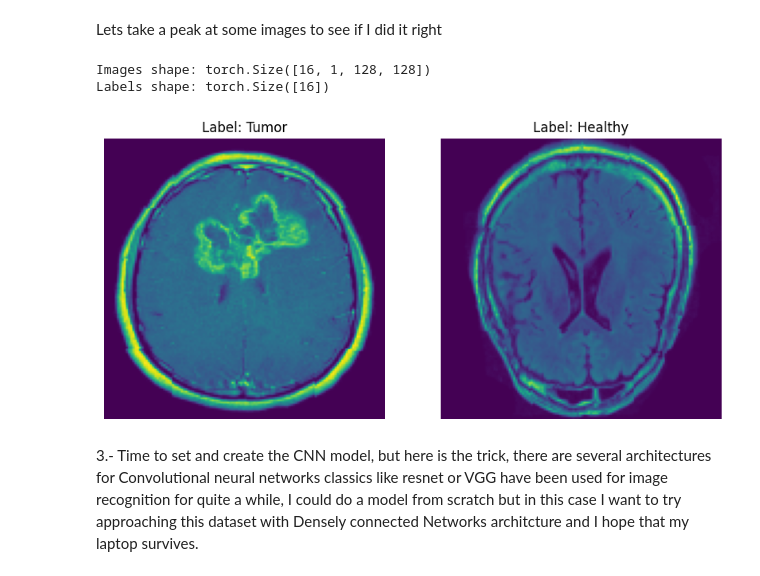
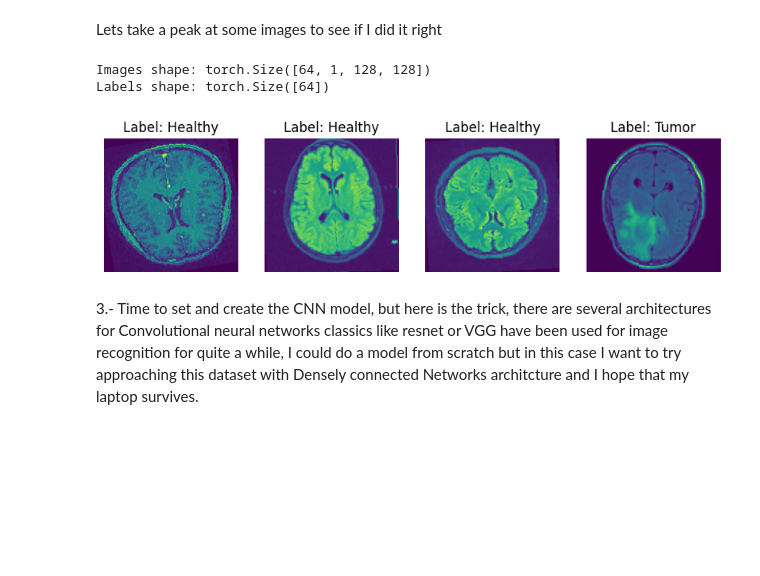
Before and after one commit to KarmadesuUwU/DenseNetwork-BrainTumorDetection, a Jupyter notebook: CNN_BRAIN.ipynb, the cells around one changed output. Drawn from its saved outputs; the diff is of its cells as text; code cells hidden in the pictures; blank space fills up the shorter version.

```diff
--- a/CNN_BRAIN.ipynb
+++ b/CNN_BRAIN.ipynb
@@ -74,26 +75,29 @@ negative_file_path=os.path.join(dir,negative)
 positive_files=[os.path.join(positive_file_path,file) for file in os.listdir(positive_file_path) if file.endswith(".jpg")]
 negative_files=[os.path.join(negative_file_path,file) for file in os.listdir(negative_file_path) if file.endswith(".jpg")]
 
-# Ensure both lists have the same length
+# Check for both lists have the same length
 min_length = min(len(positive_files), len(negative_files))
 positive_files = positive_files[:min_length]
 negative_files = negative_files[:min_length]
 
-number_of_samples=len(positive_files)+len(negative_files)
-print("Number of samples: ",number_of_samples)
+# Combine and shuffle files
+all_files = np.array(positive_files + negative_files)
+labels = np.array([1] * min_length + [0] * min_length)
 
-all_files=[None]*number_of_samples
-all_files[::2]=positive_files
-all_files[1::2]=negative_files
+# Shuffle the dataset
+indices = np.random.permutation(len(all_files))
+all_files = all_files[indices]
+labels = labels[indices]
 
-#torch.LongTensor setting my Y output where 1 is Brain Tumor and 0 is a healthy image
-Y=torch.zeros([number_of_samples]).type(torch.LongTensor)
-Y[::2]=1
-Y[1::2]=0
+# Convert labels to torch tensor
+Y = torch.tensor(labels, dtype=torch.long)
+
+# Print number of samples
+number_of_samples = len(all_files)
+print("Number of samples:", number_of_samples)
 
 #Splitting data for training I will use 80% of the dataset and for validation I will use the other 20%
-train_size = int(0.8 * number_of_samples)
-val_size = number_of_samples - train_size
+train_size = int(0.7 * number_of_samples)
 
 train_files, val_files = all_files[:train_size], all_files[train_size:]
 train_labels, val_labels = Y[:train_size], Y[train_size:]
@@ -134,43 +138,43 @@ train_dataset = BrainTumorDataset(train_files, train_labels, transform=transform
 val_dataset = BrainTumorDataset(val_files, val_labels, transform=transform)
 
 # Create data loaders
-train_loader = DataLoader(train_dataset, batch_size=16, shuffle=True)
-val_loader = DataLoader(val_dataset, batch_size=16, shuffle=False)
+train_loader = DataLoader(train_dataset, batch_size=64, shuffle=True)
+val_loader = DataLoader(val_dataset, batch_size=64, shuffle=False)
 # %% [markdown]
 Lets take a peak at some images to see if I did it right
 # %%
 # Get a batch of training data
 dataiter = iter(train_loader)
 images, labels = next(dataiter)
 
 # Print shapes to debug
 print("Images shape:", images.shape)  # Should be (batch_size, C, H, W)
 print("Labels shape:", labels.shape)   # Should be (batch_size,)
 
 # Plot the images
-num_images = min(2, len(images))  # Handle case when there are fewer than 2 images
+num_images = min(4, len(images))  # Handle case when there are fewer than 2 images
 fig, axes = plt.subplots(1, num_images, figsize=(10, 5))
 
 for idx in range(num_images):
     image = images[idx].numpy().transpose((1, 2, 0))
 
     # Check for NaN or invalid values
     if np.any(np.isnan(image)) or np.any(np.isinf(image)):
         print("Invalid values found in image.")
 
     # Unnormalize
     image = image * np.array([0.5]) + np.array([0.5])
     image = np.clip(image, 0, 1)
 
     axes[idx].imshow(image)
     axes[idx].set_title(f"Label: {'Tumor' if labels[idx] == 1 else 'Healthy'}")
     axes[idx].axis('off')
 
 plt.show()
 # %% [output]
-Images shape: torch.Size([16, 1, 128, 128])
-Labels shape: torch.Size([16])
+Images shape: torch.Size([64, 1, 128, 128])
+Labels shape: torch.Size([64])
-[figure, old version]
+[figure, new version]
 # %% [markdown]
 3.- Time to set and create the CNN model,
 but here is the trick, there are several architectures for Convolutional neural networks classics like resnet or VGG have been used for image recognition for quite a while, I could do a model from scratch but in this case I want to try approaching this dataset with Densely connected Networks architcture and I hope that my laptop survives.
```
Also changed, not shown: parts of 7 cells of this notebook.
